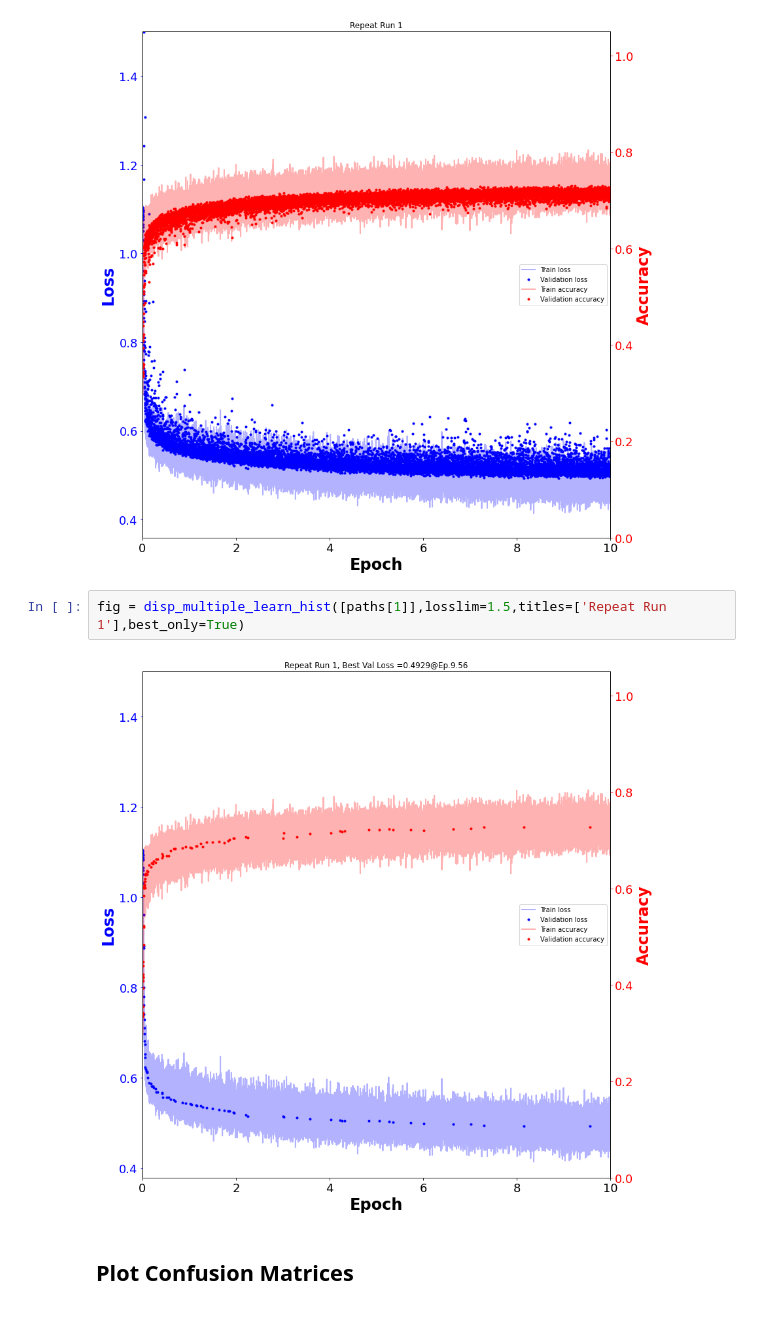
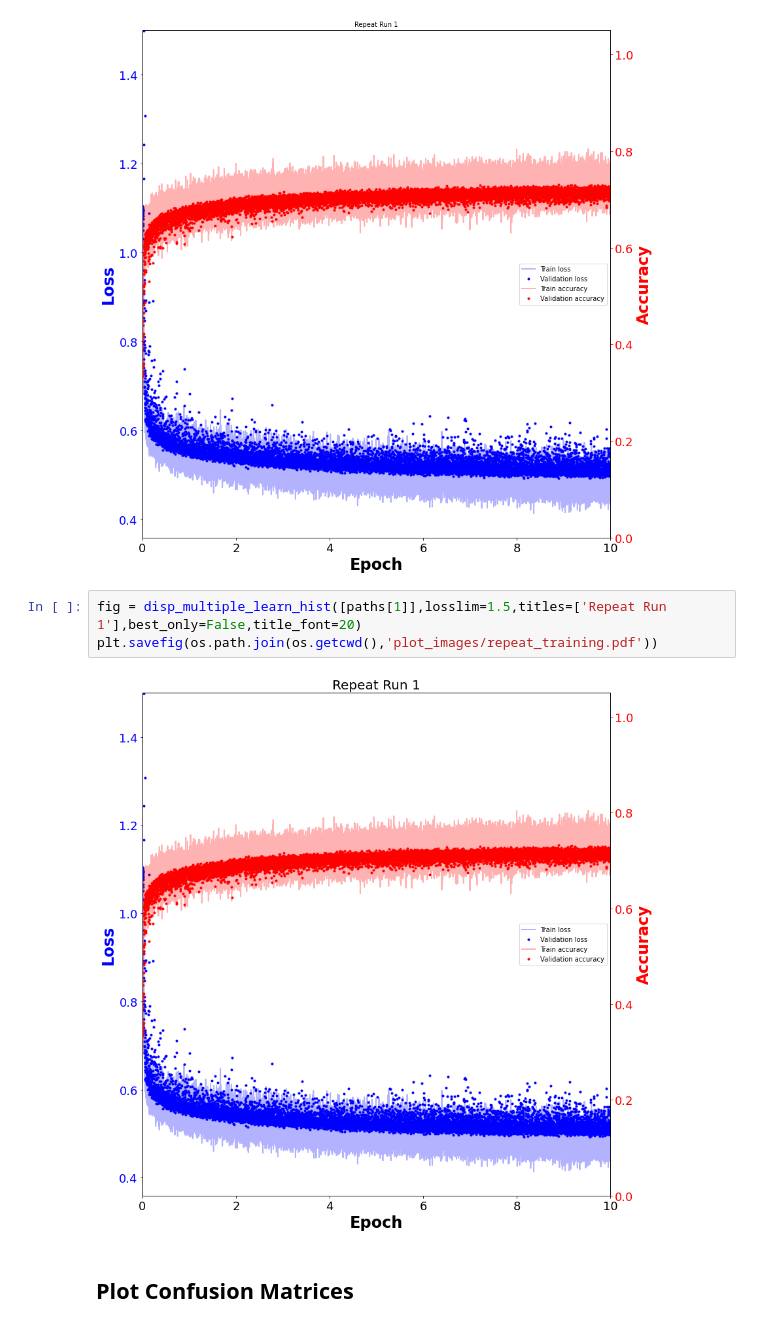
Before and after one commit to WatChMaL/CNN, a Jupyter notebook: Repeating_Classifier_Training/8. Comparing Additional Training and Testing Runs.ipynb, the cells around one changed output. Drawn from its saved outputs; the diff is of its cells as text.

Commit message:
plot images

```diff
--- a/Repeating_Classifier_Training/8. Comparing Additional Training and Testing Runs.ipynb
+++ b/Repeating_Classifier_Training/8. Comparing Additional Training and Testing Runs.ipynb
@@ -67,9 +67,10 @@ fig = disp_multiple_learn_hist([paths[1]],losslim=1.5,titles=['Repeat Run 1'])
 # %% [output]
 [figure]
 # %%
-fig = disp_multiple_learn_hist([paths[1]],losslim=1.5,titles=['Repeat Run 1'],best_only=True)
+fig = disp_multiple_learn_hist([paths[1]],losslim=1.5,titles=['Repeat Run 1'],best_only=False,title_font=20)
+plt.savefig(os.path.join(os.getcwd(),'plot_images/repeat_training.pdf'))
 # %% [output]
-[figure, old version]
+[figure, new version]
 # %% [markdown]
 ## Plot Confusion Matrices
 # %%
```
Also changed, not shown: parts of 24 cells of this notebook, 29 other files.
